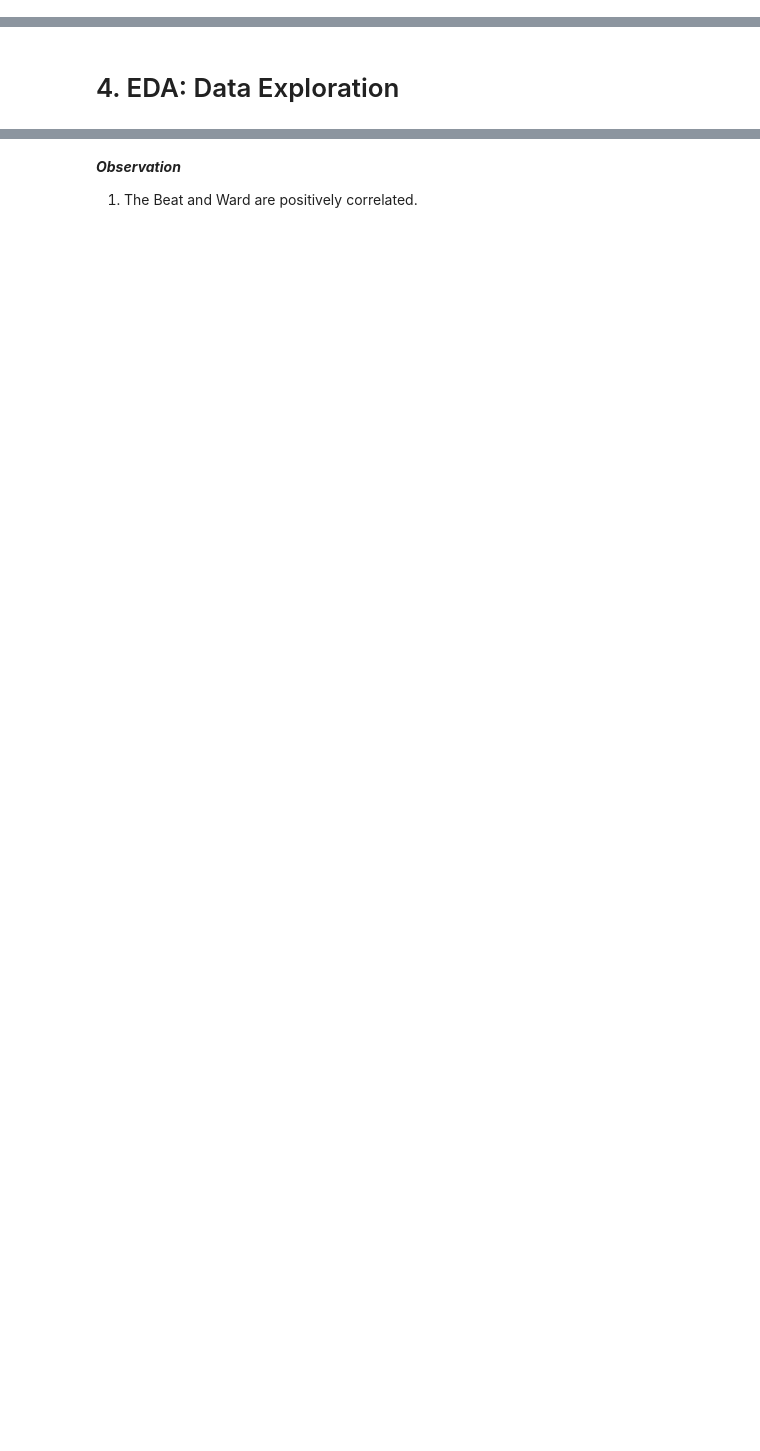
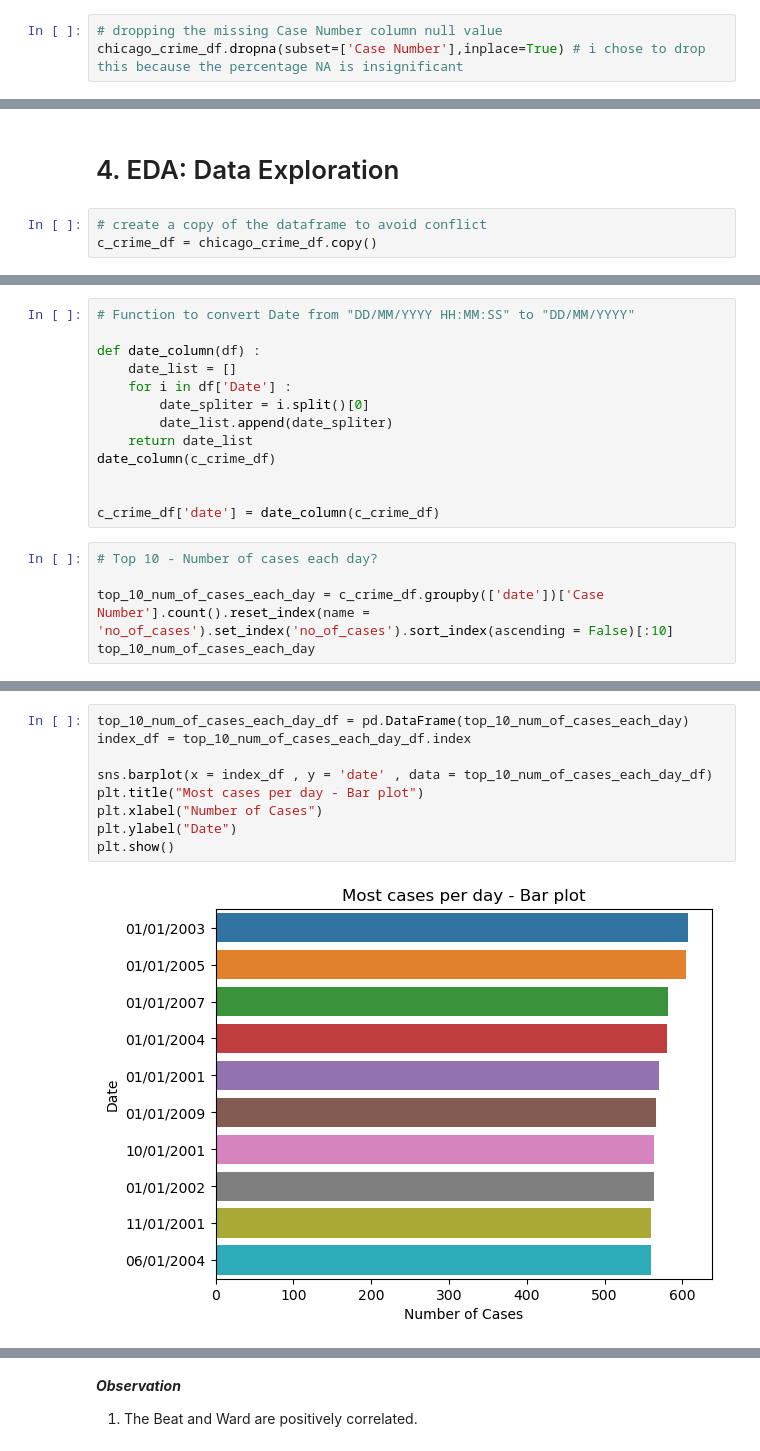
Before and after one commit to Antidote-cyber/Learning-Circle-24-EDA-On-Chicago-Crime-Dataset, a Jupyter notebook: EDA on chicago crime data.ipynb, the cells around one changed output, grey strips where cells are left out. Saved outputs shown, nothing was run; the diff lists cells and outputs as text; blank space fills up the shorter version.

```diff
--- a/EDA on chicago crime data.ipynb
+++ b/EDA on chicago crime data.ipynb
@@ -322,0 +279,3 @@ There are 5 columns that have missing values.
+# %%
+# dropping the missing Case Number column null value
+chicago_crime_df.dropna(subset=['Case Number'],inplace=True) # i chose to drop this because the percentage NA is insignificant
@@ -486,3 +423,6 @@ Longitude               0
 dtype: int64
 # %% [markdown]
 # 4. EDA: Data Exploration
+# %%
+# create a copy of the dataframe to avoid conflict
+c_crime_df = chicago_crime_df.copy()
@@ -488,0 +463,18 @@ dtype: int64
+# %%
+# Function to convert Date from "DD/MM/YYYY HH:MM:SS" to "DD/MM/YYYY"
+
+def date_column(df) :
+    date_list = []
+    for i in df['Date'] :
+        date_spliter = i.split()[0]
+        date_list.append(date_spliter)
+    return date_list
+date_column(c_crime_df)
+
+
+c_crime_df['date'] = date_column(c_crime_df)
+# %%
+# Top 10 - Number of cases each day?
+
+top_10_num_of_cases_each_day = c_crime_df.groupby(['date'])['Case Number'].count().reset_index(name = 'no_of_cases').set_index('no_of_cases').sort_index(ascending = False)[:10]
+top_10_num_of_cases_each_day
@@ -488,0 +494,11 @@ dtype: int64
+# %%
+top_10_num_of_cases_each_day_df = pd.DataFrame(top_10_num_of_cases_each_day)
+index_df = top_10_num_of_cases_each_day_df.index
+
+sns.barplot(x = index_df , y = 'date' , data = top_10_num_of_cases_each_day_df)
+plt.title("Most cases per day - Bar plot")
+plt.xlabel("Number of Cases")
+plt.ylabel("Date")
+plt.show()
+# %% [output]
+[figure, added]
```
Also changed, not shown: parts of 85 cells of this notebook.
